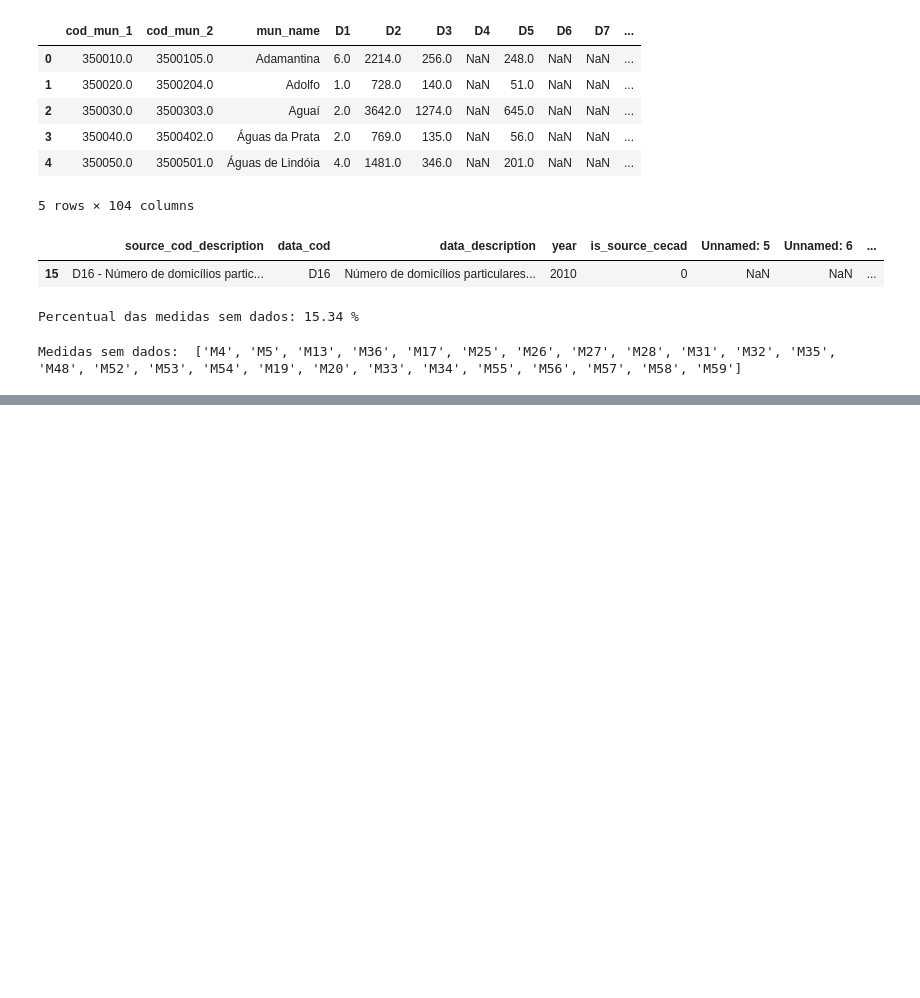
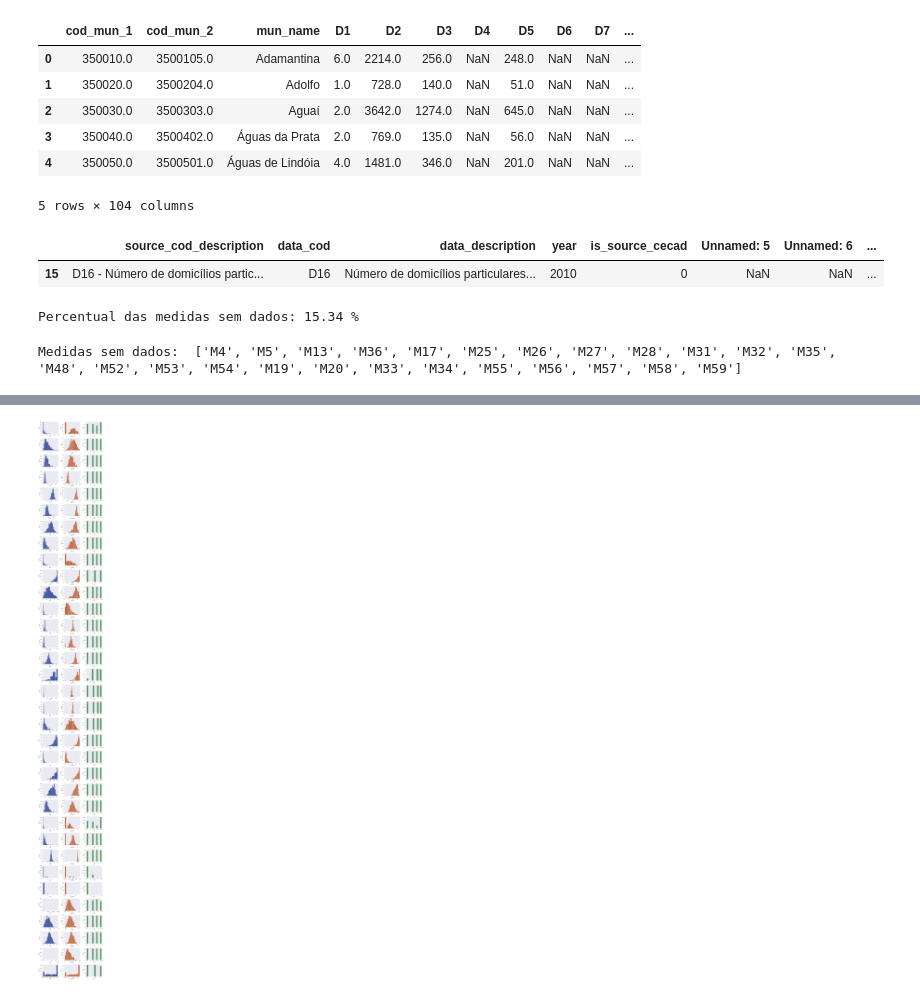
Before and after one commit to ricardormotta/food_and_nutrition_security_analysis, a Jupyter notebook: Untitled.ipynb, the cells around one changed output, grey strips where cells are left out. Cells and saved outputs as stored; diff of their text form; code cells hidden in the pictures; blank space fills up the shorter version.

```diff
--- a/Untitled.ipynb
+++ b/Untitled.ipynb
@@ -192,0 +411,13 @@ parametros_quartis = [
+# %%
+lista_medidas = cols_all_nan.loc[cols_all_nan==False].index.to_list()
+fig, axs = plt.subplots(len(lista_medidas),3, figsize=(10,2.5 * len(lista_medidas)))
+sns.set_style('dark')
+for i in range(len(lista_medidas)):
+    sns.histplot(df[lista_medidas[i]], ax= axs[i, 0], color=sns.color_palette('dark')[0])
+    sns.histplot(np.log1p(df[lista_medidas[i]]), ax = axs[i,1],  color=sns.color_palette('dark')[1])
+    sns.histplot(df['P'+lista_medidas[i][1:]], ax = axs[i,2],  color=sns.color_palette('dark')[2])
+    axs[i,1].set_xlabel(('log(' + lista_medidas[i] + ')'))
+fig.tight_layout(pad=1.2)
+plt.show()
+# %% [output]
+[figure, added]
```
Also changed, not shown: parts of 18 cells of this notebook, 3 other files.
